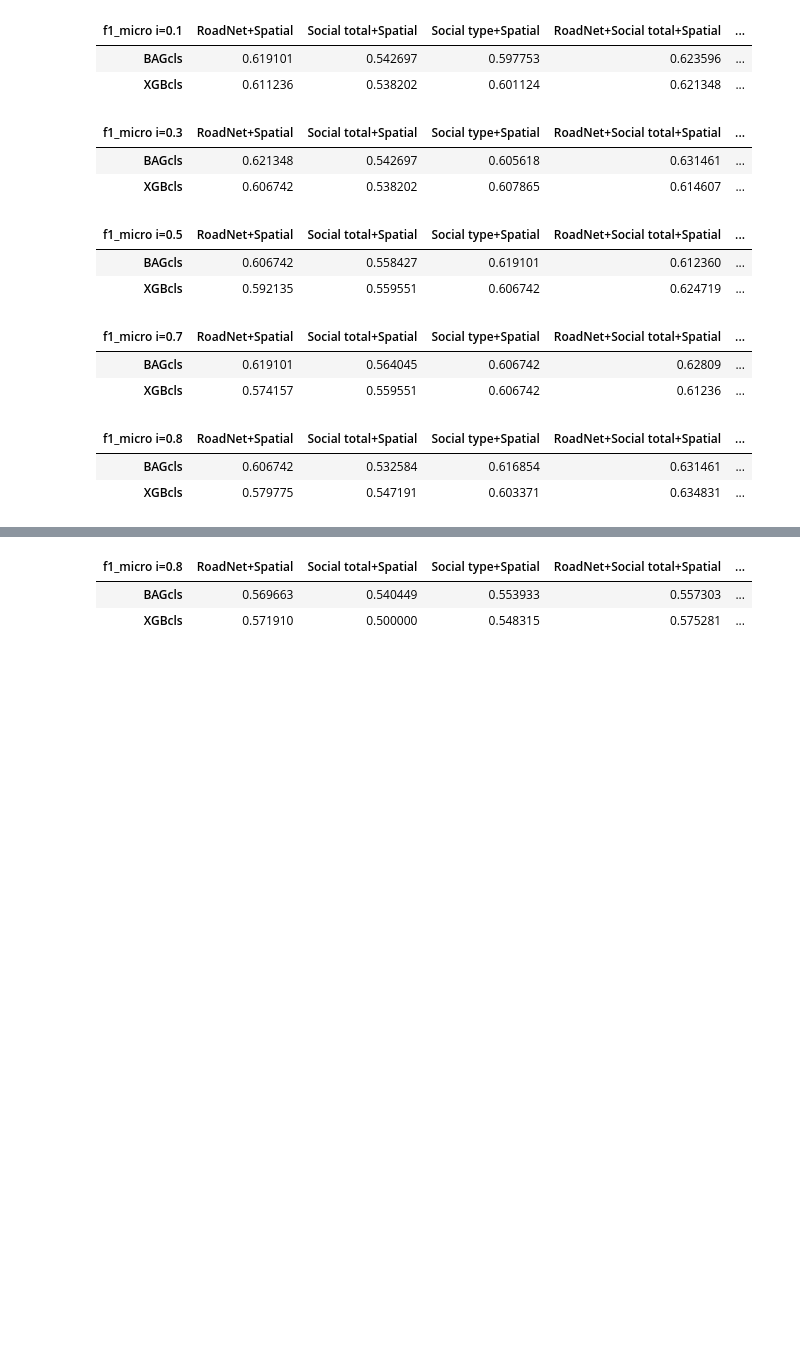
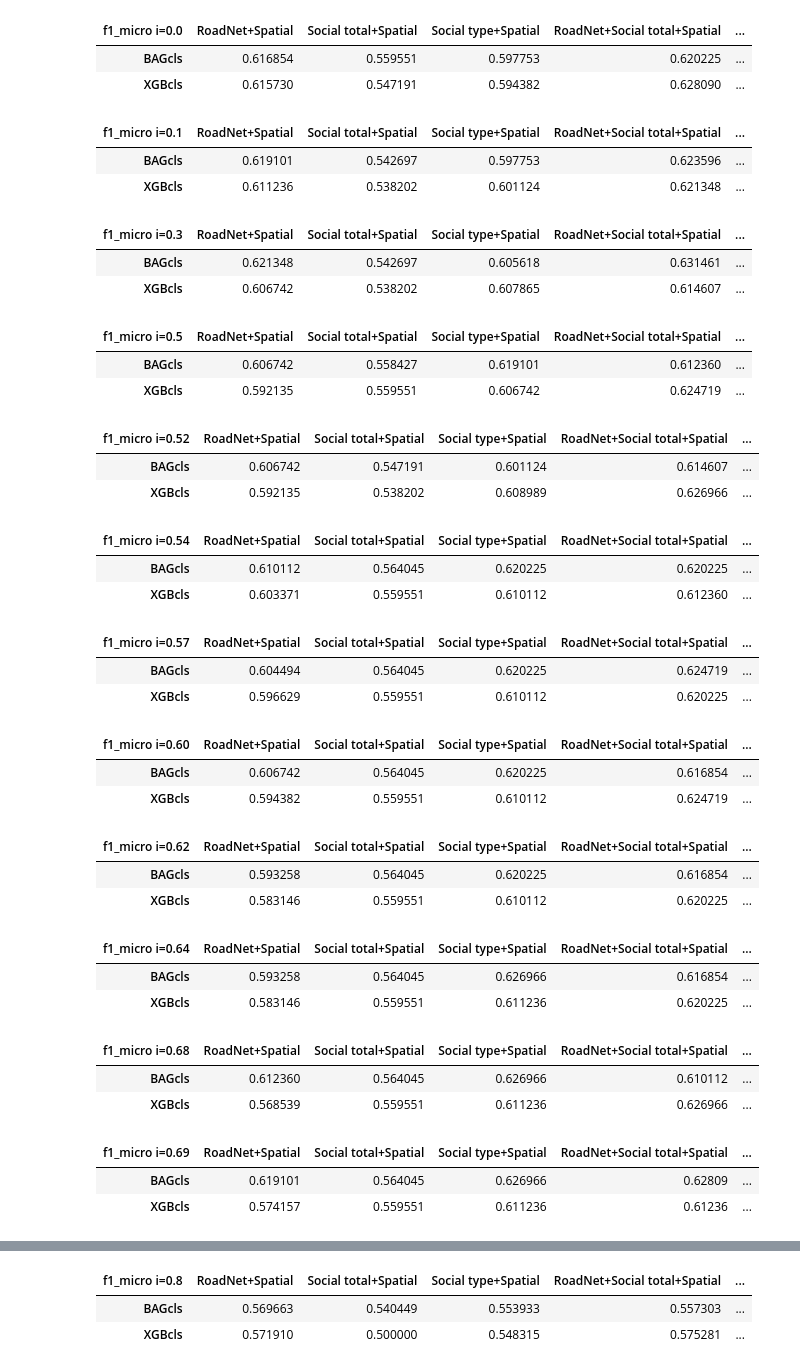
Before and after one commit to JHWu92/cysf_pred, a Jupyter notebook: report exp8-spatial-thres-i-1001.ipynb, the cells around one changed output, grey strips where cells are left out. Cells and saved outputs as stored; diff of their text form; code cells hidden in the pictures; blank space fills up the shorter version.

```diff
--- a/report exp8-spatial-thres-i-1001.ipynb
+++ b/report exp8-spatial-thres-i-1001.ipynb
@@ -28,7 +28,7 @@ col_mapping = {' ': ' ',
 # %%
 eval_res = get_exp8_result('eval')
 
-eval_res.ftr_combo_name = eval_res.ftr_combo_name.apply(lambda x: col_mapping[x.split('-')[0]])
+eval_res.ftr_combo_name = eval_res.ftr_combo_name.apply(lambda x: col_mapping[x.split('-')[0]] if x.split('-')[0] in col_mapping else x.split('-')[0])
 # %%
 eval_res.columns, eval_res.shape
 # %% [output]
@@ -82,25 +151,46 @@ from IPython.display import display
 # %%
 f1_type = f1_choices[2]
-for i_thres in [0.1, 0.3, 0.5, 0.7, 0.8]:
+for i_thres in [0.0, 0.1, 0.3, 0.5, 0.52, 0.54, 0.57, '0.60', 0.62, 0.64, 0.68, 0.69, 0.7, 0.8]:
     tmp = means.reset_index()
     table = tmp[tmp.i_thres==str(i_thres)].reset_index().pivot(index='model_name', columns='ftr_combo_name', values=f1_type)
 
     dtb = deliverable_table(table)
     dtb.columns.name=f1_type.replace('test_', '')+' i='+str(i_thres)
     display(dtb)
 # %% [output]
-| f1_micro i=0.1 | RoadNet+Spatial | Social total+Spatial | Social type+Spatial | RoadNet+Social total+Spatial | ... |
-| BAGcls | 0.619101 | 0.542697 | 0.597753 | 0.623596 | ... |
-| XGBcls | 0.611236 | 0.538202 | 0.601124 | 0.621348 | ... |
+| f1_micro i=0.0 | RoadNet+Spatial | Social total+Spatial | Social type+Spatial | RoadNet+Social total+Spatial | ... |
+| BAGcls | 0.616854 | 0.559551 | 0.597753 | 0.620225 | ... |
+| XGBcls | 0.615730 | 0.547191 | 0.594382 | 0.628090 | ... |
-| f1_micro i=0.3 | RoadNet+Spatial | Social total+Spatial | Social type+Spatial | RoadNet+Social total+Spatial | ... |
-| BAGcls | 0.621348 | 0.542697 | 0.605618 | 0.631461 | ... |
-| XGBcls | 0.606742 | 0.538202 | 0.607865 | 0.614607 | ... |
+| f1_micro i=0.1 | RoadNet+Spatial | Social total+Spatial | Social type+Spatial | RoadNet+Social total+Spatial | ... |
+| BAGcls | 0.619101 | 0.542697 | 0.597753 | 0.623596 | ... |
+| XGBcls | 0.611236 | 0.538202 | 0.601124 | 0.621348 | ... |
-| f1_micro i=0.5 | RoadNet+Spatial | Social total+Spatial | Social type+Spatial | RoadNet+Social total+Spatial | ... |
-| BAGcls | 0.606742 | 0.558427 | 0.619101 | 0.612360 | ... |
-| XGBcls | 0.592135 | 0.559551 | 0.606742 | 0.624719 | ... |
+| f1_micro i=0.3 | RoadNet+Spatial | Social total+Spatial | Social type+Spatial | RoadNet+Social total+Spatial | ... |
+| BAGcls | 0.621348 | 0.542697 | 0.605618 | 0.631461 | ... |
+| XGBcls | 0.606742 | 0.538202 | 0.607865 | 0.614607 | ... |
-| f1_micro i=0.7 | RoadNet+Spatial | Social total+Spatial | Social type+Spatial | RoadNet+Social total+Spatial | ... |
-| BAGcls | 0.619101 | 0.564045 | 0.606742 | 0.62809 | ... |
-| XGBcls | 0.574157 | 0.559551 | 0.606742 | 0.61236 | ... |
+| f1_micro i=0.5 | RoadNet+Spatial | Social total+Spatial | Social type+Spatial | RoadNet+Social total+Spatial | ... |
+| BAGcls | 0.606742 | 0.558427 | 0.619101 | 0.612360 | ... |
+| XGBcls | 0.592135 | 0.559551 | 0.606742 | 0.624719 | ... |
-| f1_micro i=0.8 | RoadNet+Spatial | Social total+Spatial | Social type+Spatial | RoadNet+Social total+Spatial | ... |
-| BAGcls | 0.606742 | 0.532584 | 0.616854 | 0.631461 | ... |
-| XGBcls | 0.579775 | 0.547191 | 0.603371 | 0.634831 | ... |
+| f1_micro i=0.52 | RoadNet+Spatial | Social total+Spatial | Social type+Spatial | RoadNet+Social total+Spatial | ... |
+| BAGcls | 0.606742 | 0.547191 | 0.601124 | 0.614607 | ... |
+| XGBcls | 0.592135 | 0.538202 | 0.608989 | 0.626966 | ... |
+| f1_micro i=0.54 | RoadNet+Spatial | Social total+Spatial | Social type+Spatial | RoadNet+Social total+Spatial | ... |
+| BAGcls | 0.610112 | 0.564045 | 0.620225 | 0.620225 | ... |
+| XGBcls | 0.603371 | 0.559551 | 0.610112 | 0.612360 | ... |
+| f1_micro i=0.57 | RoadNet+Spatial | Social total+Spatial | Social type+Spatial | RoadNet+Social total+Spatial | ... |
+| BAGcls | 0.604494 | 0.564045 | 0.620225 | 0.624719 | ... |
+| XGBcls | 0.596629 | 0.559551 | 0.610112 | 0.620225 | ... |
+| f1_micro i=0.60 | RoadNet+Spatial | Social total+Spatial | Social type+Spatial | RoadNet+Social total+Spatial | ... |
+| BAGcls | 0.606742 | 0.564045 | 0.620225 | 0.616854 | ... |
+| XGBcls | 0.594382 | 0.559551 | 0.610112 | 0.624719 | ... |
+| f1_micro i=0.62 | RoadNet+Spatial | Social total+Spatial | Social type+Spatial | RoadNet+Social total+Spatial | ... |
+| BAGcls | 0.593258 | 0.564045 | 0.620225 | 0.616854 | ... |
+| XGBcls | 0.583146 | 0.559551 | 0.610112 | 0.620225 | ... |
+| f1_micro i=0.64 | RoadNet+Spatial | Social total+Spatial | Social type+Spatial | RoadNet+Social total+Spatial | ... |
+| BAGcls | 0.593258 | 0.564045 | 0.626966 | 0.616854 | ... |
+| XGBcls | 0.583146 | 0.559551 | 0.611236 | 0.620225 | ... |
+| f1_micro i=0.68 | RoadNet+Spatial | Social total+Spatial | Social type+Spatial | RoadNet+Social total+Spatial | ... |
+| BAGcls | 0.612360 | 0.564045 | 0.626966 | 0.610112 | ... |
+| XGBcls | 0.568539 | 0.559551 | 0.611236 | 0.626966 | ... |
+| f1_micro i=0.69 | RoadNet+Spatial | Social total+Spatial | Social type+Spatial | RoadNet+Social total+Spatial | ... |
+| BAGcls | 0.619101 | 0.564045 | 0.626966 | 0.62809 | ... |
+| XGBcls | 0.574157 | 0.559551 | 0.611236 | 0.61236 | ... |
```
Also changed, not shown: parts of 10 cells of this notebook.
